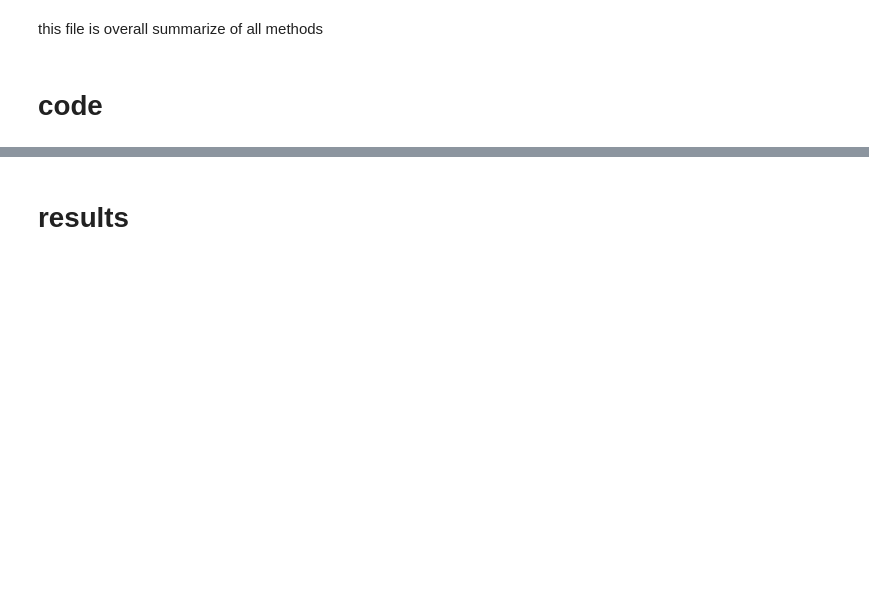
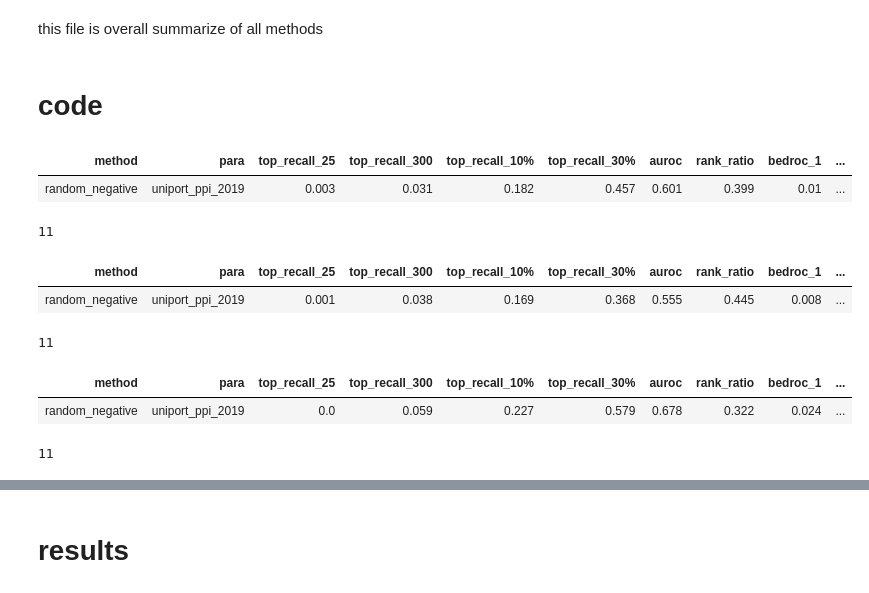
Before and after one commit to ZiyuZhang1/svm, a Jupyter notebook: src/overall_summarize.ipynb, the cells around one changed output, grey strips where cells are left out. Drawn from its saved outputs; the diff is of its cells as text; code cells hidden in the pictures; blank space fills up the shorter version.

```diff
--- a/src/overall_summarize.ipynb
+++ b/src/overall_summarize.ipynb
@@ -6,3 +6,36 @@ this file is overall summarize of all methods
 import pandas as pd
 import os
 from results_anaylisis import show_table, prcess_and_save_xlsx
+# %%
+root = '/itf-fi-ml/shared/users/ziyuzh/svm/results/2019_mf3'
+out_path = root+'.xlsx'
+temp_df = pd.read_csv(os.path.join(root,os.listdir(root)[2]))
+
+fused_2019, all_avg_df = show_table(root,ban_list=[],fnum=len(temp_df),fused = True,input_weights = True)
+prcess_and_save_xlsx(fused_2019,all_avg_df,out_path)
+# %% [output]
+| method | para | top_recall_25 | top_recall_300 | top_recall_10% | top_recall_30% | auroc | rank_ratio | bedroc_1 | ... |
+| random_negative | uniport_ppi_2019 | 0.003 | 0.031 | 0.182 | 0.457 | 0.601 | 0.399 | 0.01 | ... |
+11
+# %%
+root = '/itf-fi-ml/shared/users/ziyuzh/svm/results/2019_mf2'
+out_path = root+'.xlsx'
+temp_df = pd.read_csv(os.path.join(root,os.listdir(root)[2]))
+
+fused_2019, all_avg_df = show_table(root,ban_list=[],fnum=len(temp_df),fused = True,input_weights = True)
+prcess_and_save_xlsx(fused_2019,all_avg_df,out_path)
+# %% [output]
+| method | para | top_recall_25 | top_recall_300 | top_recall_10% | top_recall_30% | auroc | rank_ratio | bedroc_1 | ... |
+| random_negative | uniport_ppi_2019 | 0.001 | 0.038 | 0.169 | 0.368 | 0.555 | 0.445 | 0.008 | ... |
+11
+# %%
+root = '/itf-fi-ml/shared/users/ziyuzh/svm/results/2019_mf'
+out_path = root+'.xlsx'
+temp_df = pd.read_csv(os.path.join(root,os.listdir(root)[2]))
+
+fused_2019, all_avg_df = show_table(root,ban_list=[],fnum=len(temp_df),fused = True,input_weights = True)
+prcess_and_save_xlsx(fused_2019,all_avg_df,out_path)
+# %% [output]
+| method | para | top_recall_25 | top_recall_300 | top_recall_10% | top_recall_30% | auroc | rank_ratio | bedroc_1 | ... |
+| random_negative | uniport_ppi_2019 | 0.0 | 0.059 | 0.227 | 0.579 | 0.678 | 0.322 | 0.024 | ... |
+11
```
Also changed, not shown: parts of 1 cell of this notebook, 10 other files.
